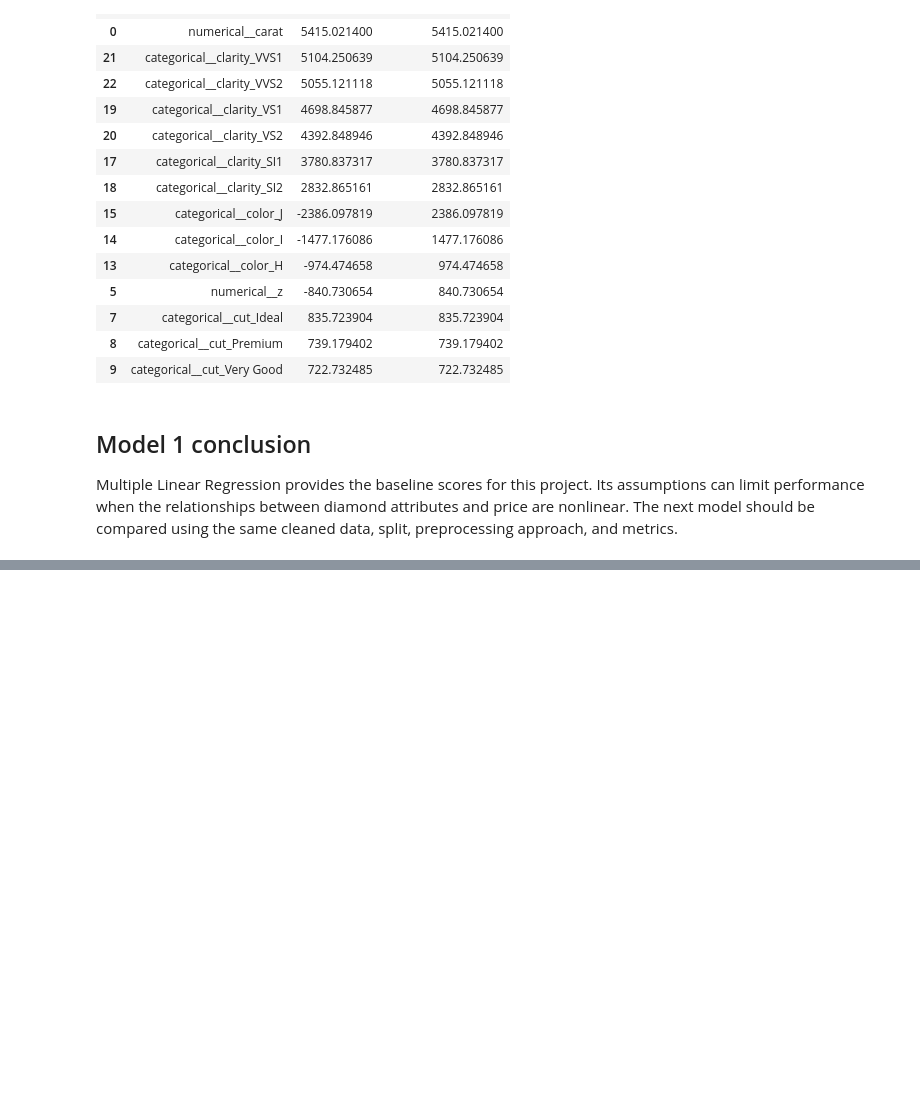
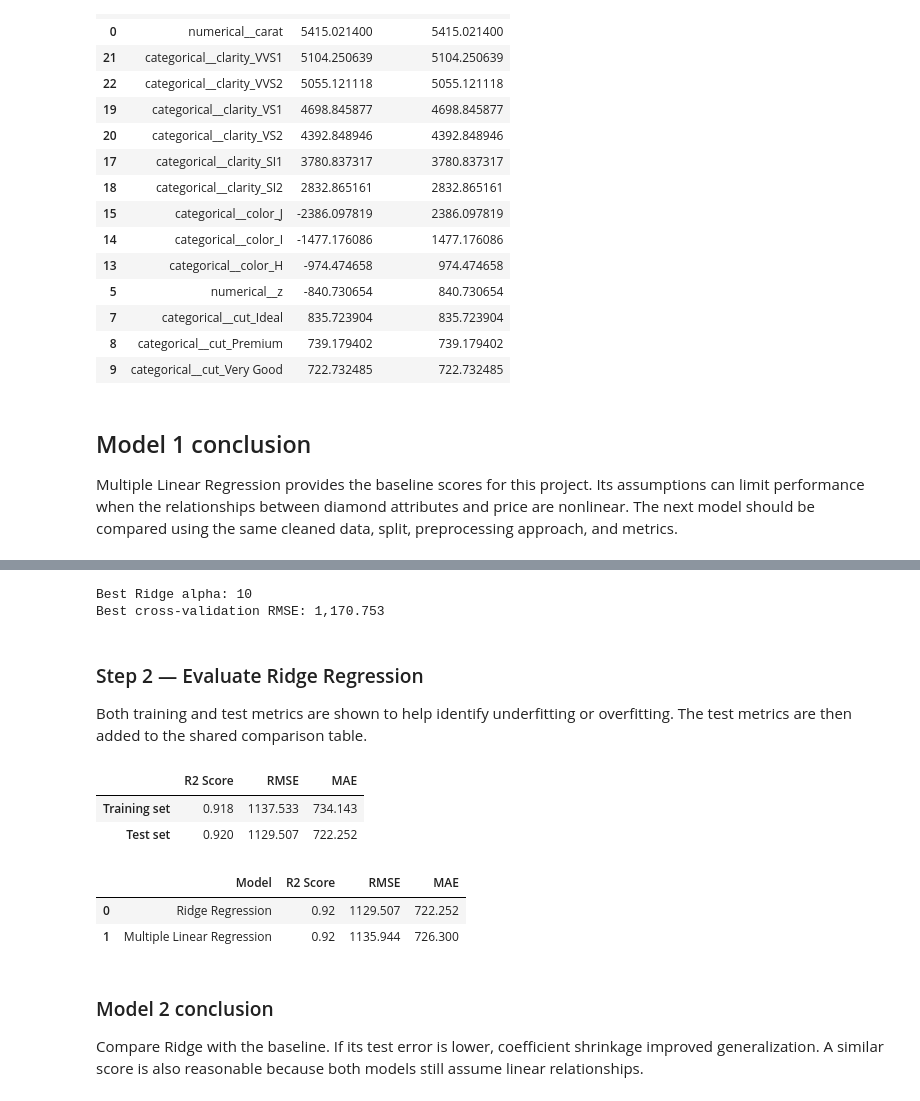
Before and after one commit to DeViKaanil62/ml-capstone, a Jupyter notebook: models/regression.ipynb, the cells around one changed output, grey strips where cells are left out. Drawn from its saved outputs; the diff is of its cells as text; code cells hidden in the pictures; blank space fills up the shorter version.

```diff
--- a/models/regression.ipynb
+++ b/models/regression.ipynb
@@ -310,0 +319,60 @@ Multiple Linear Regression provides the baseline scores for this project. Its as
+# %%
+ridge_pipeline = Pipeline(
+    steps=[
+        ("preprocessor", preprocessor),
+        ("regressor", Ridge()),
+    ]
+)
+
+ridge_search = GridSearchCV(
+    estimator=ridge_pipeline,
+    param_grid={"regressor__alpha": np.logspace(-3, 3, 7)},
+    scoring="neg_root_mean_squared_error",
+    cv=3,
+    n_jobs=1,
+)
+ridge_search.fit(X_train, y_train)
+ridge_model = ridge_search.best_estimator_
+
+print(f"Best Ridge alpha: {ridge_search.best_params_['regressor__alpha']:.4g}")
+print(f"Best cross-validation RMSE: {-ridge_search.best_score_:,.3f}")
+# %% [output]
+Best Ridge alpha: 10
+Best cross-validation RMSE: 1,170.753
+# %% [markdown]
+### Step 2 — Evaluate Ridge Regression
+
+Both training and test metrics are shown to help identify underfitting or overfitting. The test metrics are then added to the shared comparison table.
+# %%
+ridge_train_predictions = ridge_model.predict(X_train)
+ridge_test_predictions = ridge_model.predict(X_test)
+
+ridge_train_metrics = regression_metrics(y_train, ridge_train_predictions)
+ridge_test_metrics = regression_metrics(y_test, ridge_test_predictions)
+
+pd.DataFrame(
+    [ridge_train_metrics, ridge_test_metrics],
+    index=["Training set", "Test set"],
+).round(3)
+# %% [output]
+|  | R2 Score | RMSE | MAE |
+| Training set | 0.918 | 1137.533 | 734.143 |
+| Test set | 0.920 | 1129.507 | 722.252 |
+# %%
+results_df = pd.concat(
+    [
+        results_df,
+        pd.DataFrame([{"Model": "Ridge Regression", **ridge_test_metrics}]),
+    ],
+    ignore_index=True,
+).sort_values("R2 Score", ascending=False, ignore_index=True)
+
+results_df.round(3)
+# %% [output]
+|  | Model | R2 Score | RMSE | MAE |
+| 0 | Ridge Regression | 0.92 | 1129.507 | 722.252 |
+| 1 | Multiple Linear Regression | 0.92 | 1135.944 | 726.300 |
+# %% [markdown]
+### Model 2 conclusion
+
+Compare Ridge with the baseline. If its test error is lower, coefficient shrinkage improved generalization. A similar score is also reasonable because both models still assume linear relationships.
```
Also changed, not shown: parts of 14 cells of this notebook.
